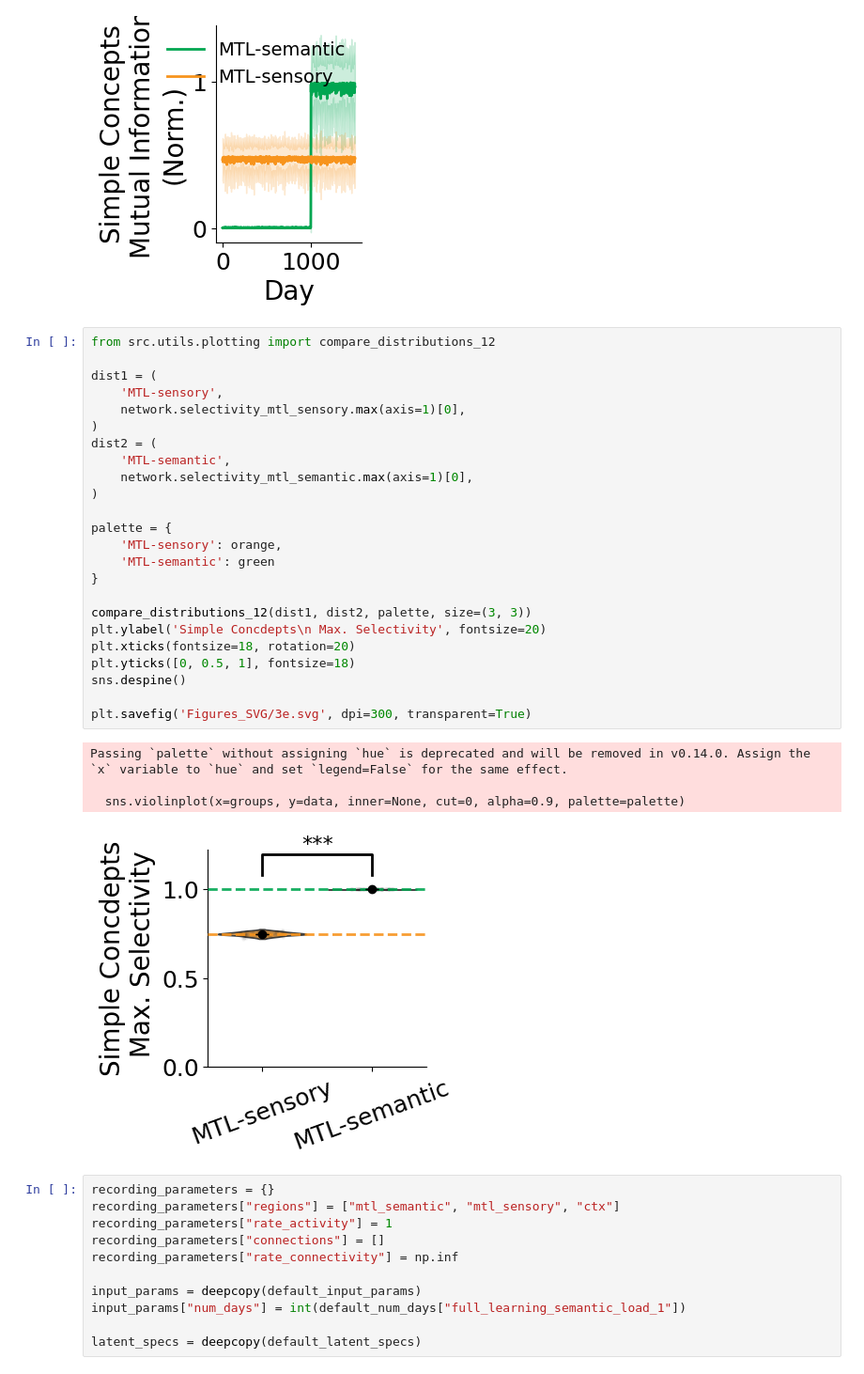
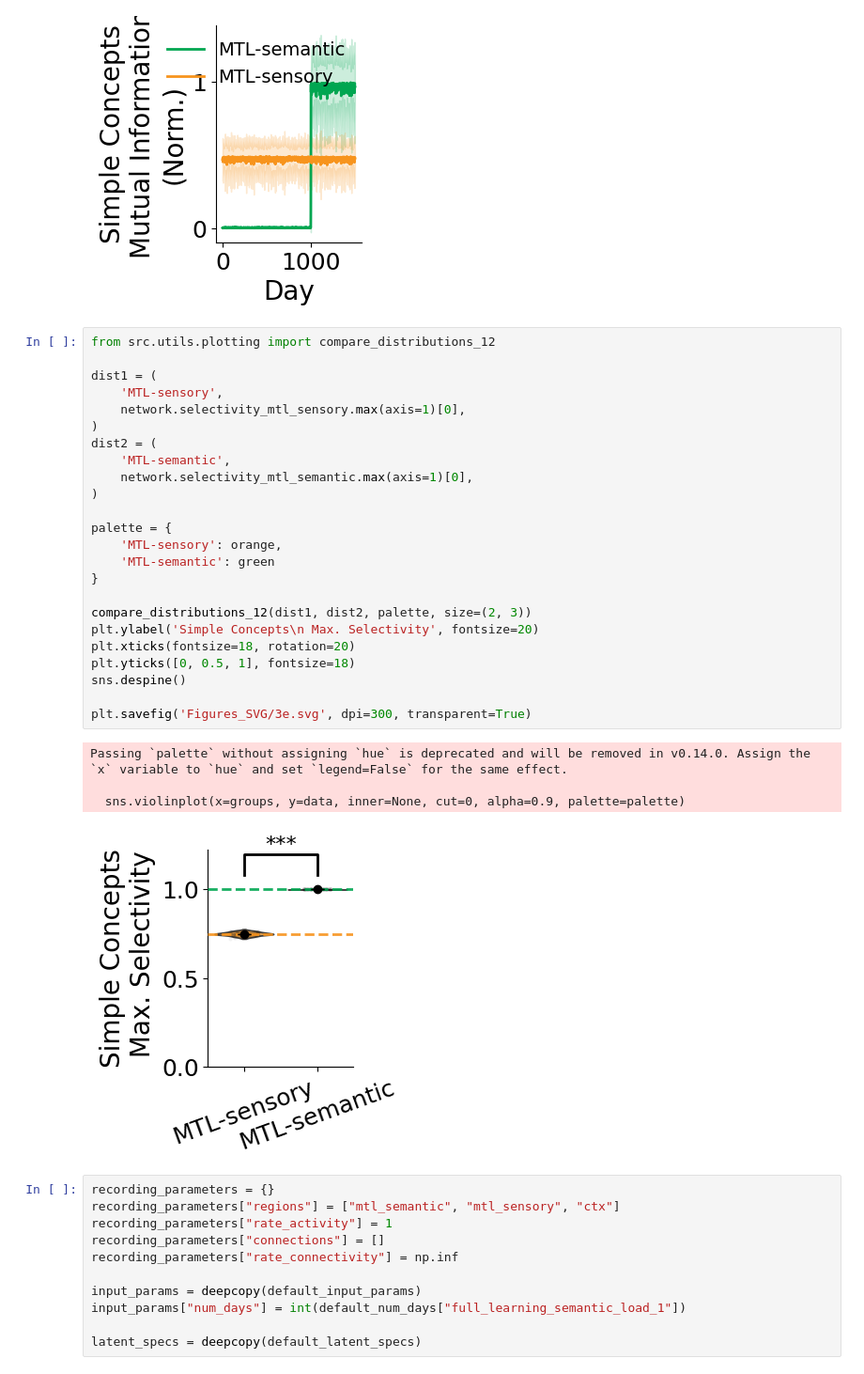
Before and after one commit to albesagonzalez/sensory-semantic-episodes, a Jupyter notebook: Figure_3.ipynb, the cells around one changed output. Shown at 94% size. Saved outputs shown, nothing was run; the diff lists cells and outputs as text.

```diff
--- a/Figure_3.ipynb
+++ b/Figure_3.ipynb
@@ -429,32 +431,32 @@ plt.savefig('Figures_SVG/3f.svg', dpi=300, transparent=True)
 # %%
 from src.utils.plotting import compare_distributions_12
 
 dist1 = (
     'MTL-sensory',
     network.selectivity_mtl_sensory.max(axis=1)[0],
 )
 dist2 = (
     'MTL-semantic',
     network.selectivity_mtl_semantic.max(axis=1)[0],
 )
 
 palette = {
     'MTL-sensory': orange,
     'MTL-semantic': green
 }
 
-compare_distributions_12(dist1, dist2, palette, size=(3, 3))
-plt.ylabel('Simple Concdepts\n Max. Selectivity', fontsize=20)
+compare_distributions_12(dist1, dist2, palette, size=(2, 3))
+plt.ylabel('Simple Concepts\n Max. Selectivity', fontsize=20)
 plt.xticks(fontsize=18, rotation=20)
 plt.yticks([0, 0.5, 1], fontsize=18)
 sns.despine()
 
 plt.savefig('Figures_SVG/3e.svg', dpi=300, transparent=True)
 # %% [output]
 Passing `palette` without assigning `hue` is deprecated and will be removed in v0.14.0. Assign the `x` variable to `hue` and set `legend=False` for the same effect.
 
   sns.violinplot(x=groups, y=data, inner=None, cut=0, alpha=0.9, palette=palette)
-[figure, old version]
+[figure, new version]
 # %%
 recording_parameters = {}
 recording_parameters["regions"] = ["mtl_semantic", "mtl_sensory", "ctx"]
```
Also changed, not shown: parts of 1 cell of this notebook, 7 other files.
